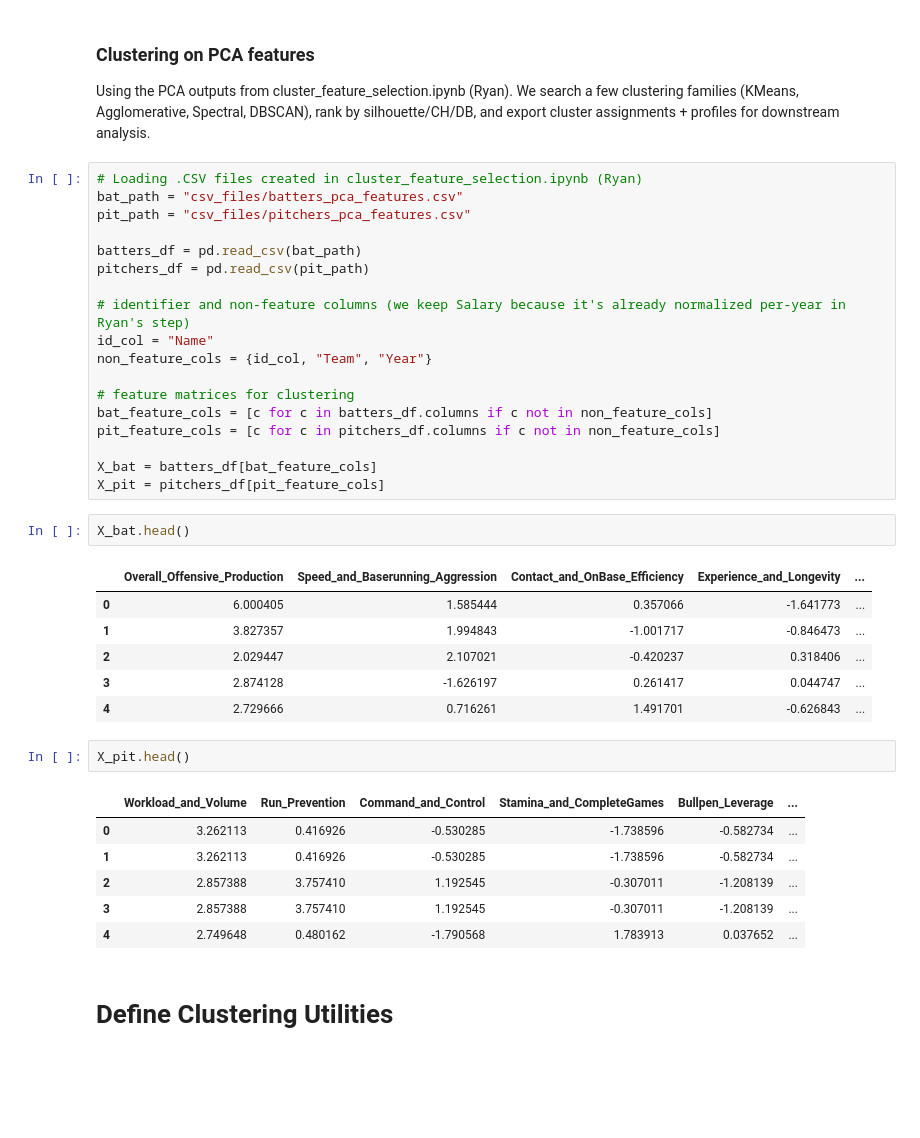
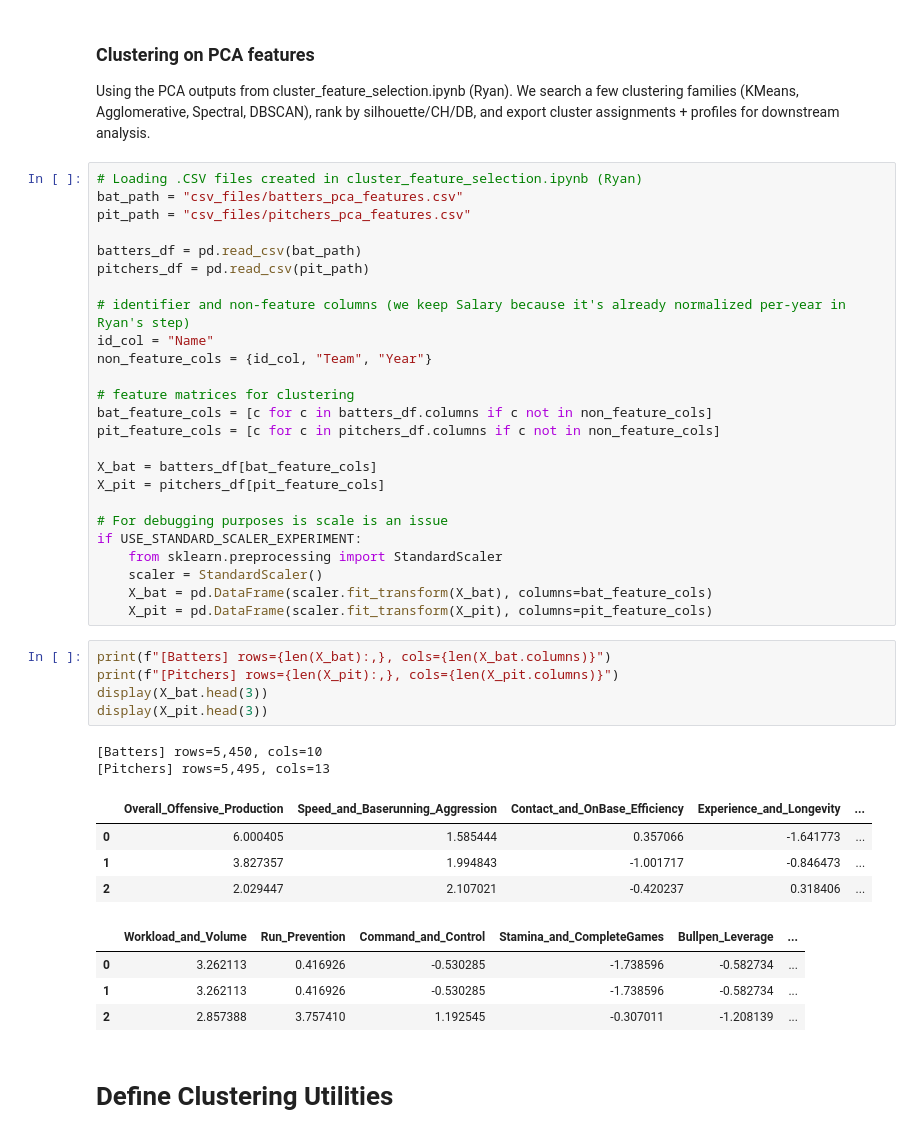
Before and after one commit to vartabje/predicting_team_outcomes_based_on_player_composition, a Jupyter notebook: cluster.ipynb, the cells around one changed output. Cells and saved outputs as stored; diff of their text form; blank space fills up the shorter version.

```diff
--- a/cluster.ipynb
+++ b/cluster.ipynb
@@ -48,24 +90,29 @@ pit_feature_cols = [c for c in pitchers_df.columns if c not in non_feature_cols]
 
 X_bat = batters_df[bat_feature_cols]
 X_pit = pitchers_df[pit_feature_cols]
+
+# For debugging purposes is scale is an issue
+if USE_STANDARD_SCALER_EXPERIMENT:
+    from sklearn.preprocessing import StandardScaler
+    scaler = StandardScaler()
+    X_bat = pd.DataFrame(scaler.fit_transform(X_bat), columns=bat_feature_cols)
+    X_pit = pd.DataFrame(scaler.fit_transform(X_pit), columns=pit_feature_cols)
 # %%
-X_bat.head()
+print(f"[Batters] rows={len(X_bat):,}, cols={len(X_bat.columns)}")
+print(f"[Pitchers] rows={len(X_pit):,}, cols={len(X_pit.columns)}")
+display(X_bat.head(3))
+display(X_pit.head(3))
 # %% [output]
+[Batters] rows=5,450, cols=10
+[Pitchers] rows=5,495, cols=13
 |  | Overall_Offensive_Production | Speed_and_Baserunning_Aggression | Contact_and_OnBase_Efficiency | Experience_and_Longevity | ... |
 | 0 | 6.000405 | 1.585444 | 0.357066 | -1.641773 | ... |
 | 1 | 3.827357 | 1.994843 | -1.001717 | -0.846473 | ... |
 | 2 | 2.029447 | 2.107021 | -0.420237 | 0.318406 | ... |
-| 3 | 2.874128 | -1.626197 | 0.261417 | 0.044747 | ... |
-| 4 | 2.729666 | 0.716261 | 1.491701 | -0.626843 | ... |
+|  | Workload_and_Volume | Run_Prevention | Command_and_Control | Stamina_and_CompleteGames | Bullpen_Leverage | ... |
+| 0 | 3.262113 | 0.416926 | -0.530285 | -1.738596 | -0.582734 | ... |
+| 1 | 3.262113 | 0.416926 | -0.530285 | -1.738596 | -0.582734 | ... |
+| 2 | 2.857388 | 3.757410 | 1.192545 | -0.307011 | -1.208139 | ... |
-# %%
-X_pit.head()
-# %% [output]
-|  | Workload_and_Volume | Run_Prevention | Command_and_Control | Stamina_and_CompleteGames | Bullpen_Leverage | ... |
-| 0 | 3.262113 | 0.416926 | -0.530285 | -1.738596 | -0.582734 | ... |
-| 1 | 3.262113 | 0.416926 | -0.530285 | -1.738596 | -0.582734 | ... |
-| 2 | 2.857388 | 3.757410 | 1.192545 | -0.307011 | -1.208139 | ... |
-| 3 | 2.857388 | 3.757410 | 1.192545 | -0.307011 | -1.208139 | ... |
-| 4 | 2.749648 | 0.480162 | -1.790568 | 1.783913 | 0.037652 | ... |
 # %% [markdown]
 # Define Clustering Utilities
 # %% [markdown]
```
Also changed, not shown: parts of 5 cells of this notebook, 7 other files.
